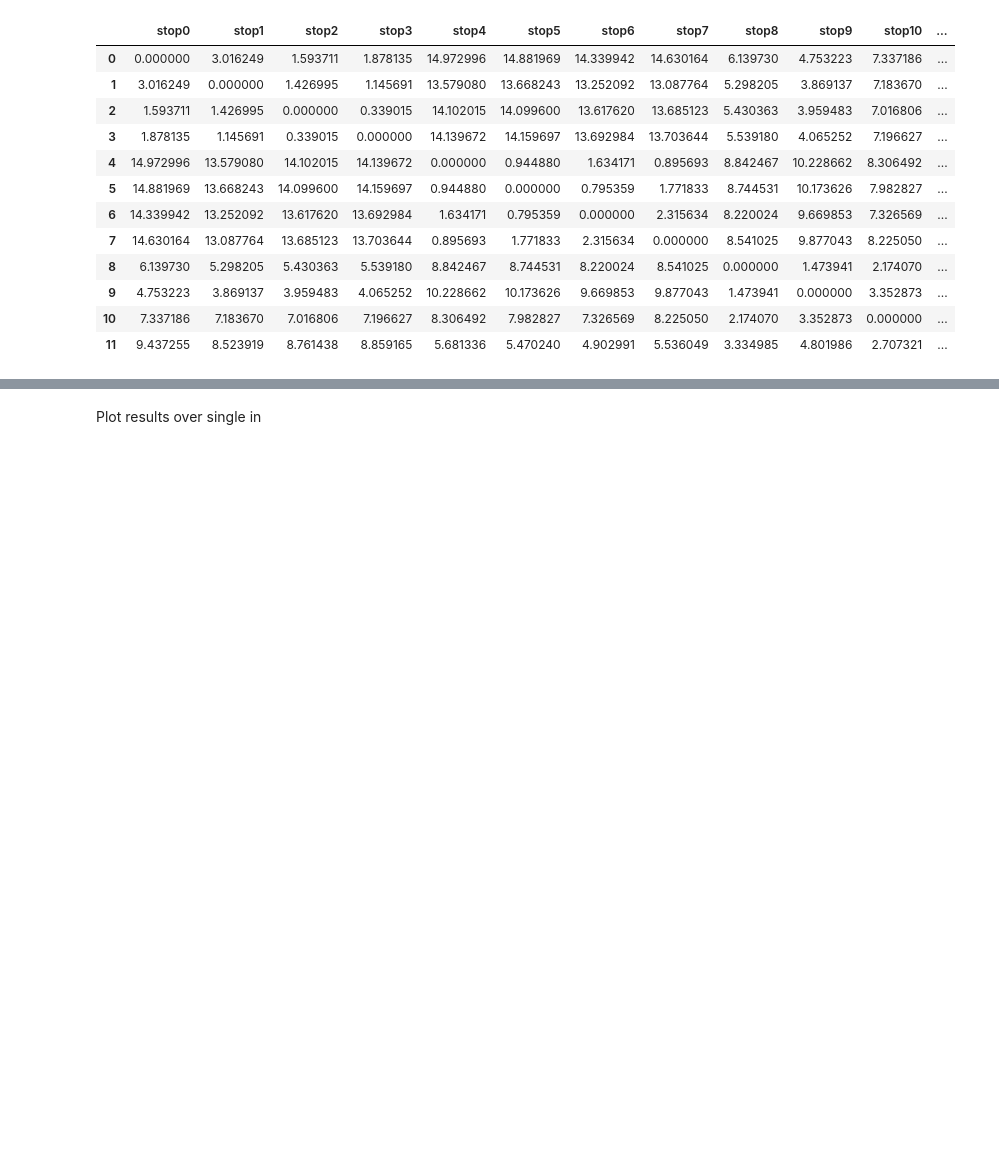
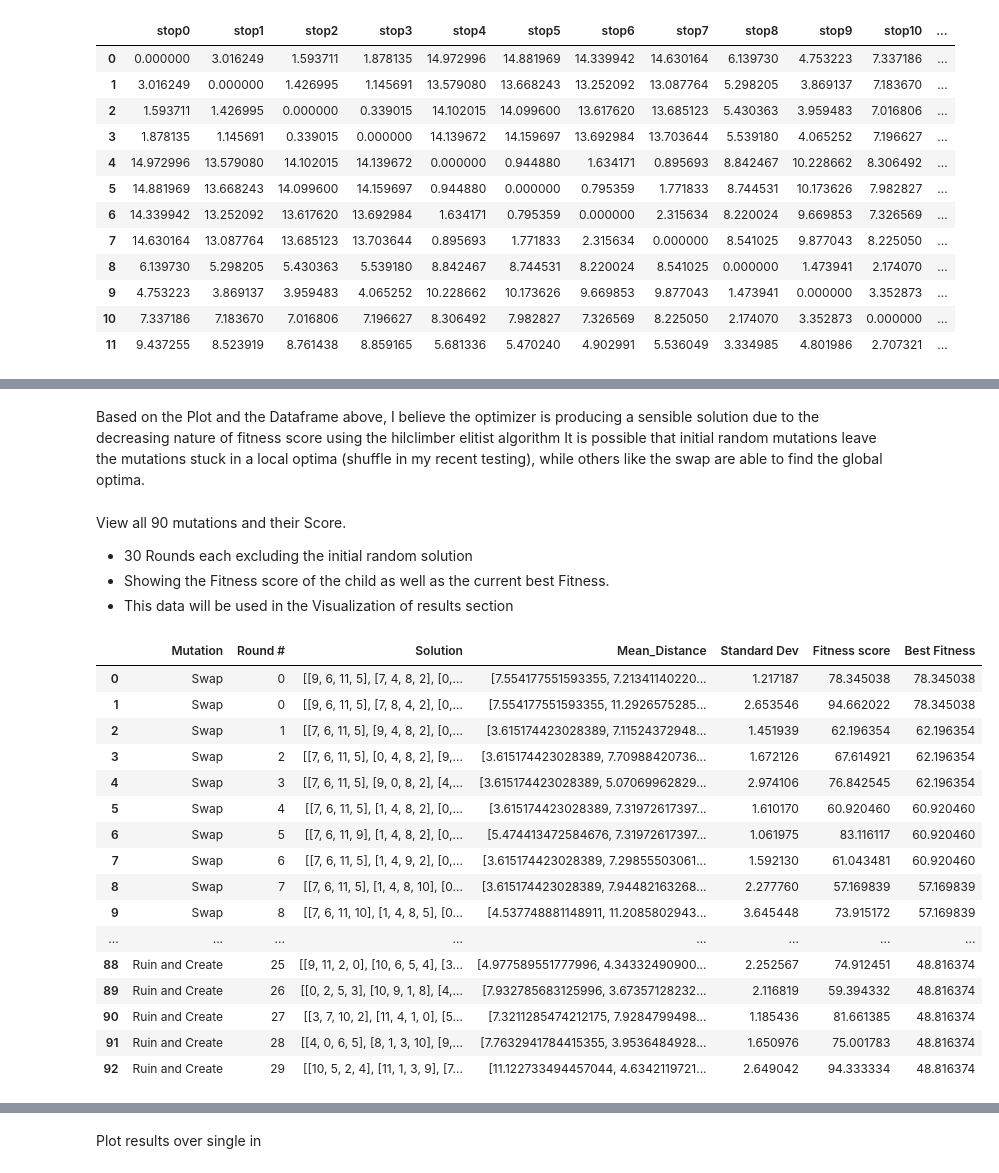
Before and after one commit to ricky11/COMP2002-AI, a Jupyter notebook: 1.1 Data Prep/Assessment2-PART2-Optimisation.ipynb, the cells around one changed output, grey strips where cells are left out. Saved outputs shown, nothing was run; the diff lists cells and outputs as text; code cells hidden in the pictures; blank space fills up the shorter version.

```diff
--- a/1.1 Data Prep/Assessment2-PART2-Optimisation.ipynb
+++ b/1.1 Data Prep/Assessment2-PART2-Optimisation.ipynb
@@ -302,24 +287,13 @@ What was the best solution and best score for each operator?
 pd.set_option('display.max_rows', None)
 hc = HillClimber()
 operatorIterations = 30
-algoIterations = 5
+algoIterations = 1
 fit,best_overall,agg = hc.runHillClimber(algoIterations,operatorIterations)
-# just = pd.DataFrame(agg)
-display(agg)
-# max = max(fit[3]
-# print(max)
-# print(fit)
-column_headings = ["Mutation", "Round #", "Solution","Mean_Distance" ,"Standard Dev", "Fitness score", "Best Fitness"]
-dataframe = pd.DataFrame(fit,columns=column_headings)
-# result = dataframe.groupby("Mutation")["Fitness score"].agg(["max", "min", "mean"])
-# print(result)
-# best_overall_df = pd.DataFrame(best_overall,columns=["Mutation","Best Fitness Score", "Best Solution"])
-# title = f"Best Overall for {algoIterations} Algorithm run and {operatorIterations} mutation runs each"
-# print(title)
-# print("-" * len(title))
-# display(best_overall_df)
-# # display(best_overall_df.sort_values(by='Best Fitness Score'))
-# title = "Detailed Mutation List"
-# print(title)
-# display(dataframe)
+best_overall_df = pd.DataFrame(best_overall,columns=["Mutation","Best Fitness Score", "Best Solution"])
+title = f"Best Overall for {algoIterations} Algorithm run and {operatorIterations} mutation runs each"
+print(title)
+print("-" * len(title))
+sorted = best_overall_df.sort_values(by='Best Fitness Score')
+display(sorted)
+print(f"{sorted.iloc[0]['Mutation']} was the best operator with a score of {sorted.iloc[0]['Best Fitness Score']}")
 # %% [output]
@@ -355,0 +330,29 @@ print(fit)
+# %% [markdown]
+Based on the Plot and the Dataframe above, I believe the optimizer is producing a sensible solution due to the decreasing nature of fitness score using the hilclimber elitist algorithm  It is possible that initial random mutations leave the mutations stuck in a local optima (shuffle in my recent testing), while others like the swap are able to find the global optima.
+# %% [markdown]
+View all 90 mutations and their Score.
+- 30 Rounds each excluding the initial random solution
+- Showing the Fitness score of the child as well as the current best Fitness.
+- This data will be used in the Visualization of results section
+# %%
+column_headings = ["Mutation", "Round #", "Solution","Mean_Distance" ,"Standard Dev", "Fitness score", "Best Fitness"]
+dataframe = pd.DataFrame(fit,columns=column_headings)
+dataframe
+# %% [output]
+|  | Mutation | Round # | Solution | Mean_Distance | Standard Dev | Fitness score | Best Fitness |
+| 0 | Swap | 0 | [[9, 6, 11, 5], [7, 4, 8, 2], [0,... | [7.554177551593355, 7.21341140220... | 1.217187 | 78.345038 | 78.345038 |
+| 1 | Swap | 0 | [[9, 6, 11, 5], [7, 8, 4, 2], [0,... | [7.554177551593355, 11.2926575285... | 2.653546 | 94.662022 | 78.345038 |
+| 2 | Swap | 1 | [[7, 6, 11, 5], [9, 4, 8, 2], [0,... | [3.615174423028389, 7.11524372948... | 1.451939 | 62.196354 | 62.196354 |
+| 3 | Swap | 2 | [[7, 6, 11, 5], [0, 4, 8, 2], [9,... | [3.615174423028389, 7.70988420736... | 1.672126 | 67.614921 | 62.196354 |
+| 4 | Swap | 3 | [[7, 6, 11, 5], [9, 0, 8, 2], [4,... | [3.615174423028389, 5.07069962829... | 2.974106 | 76.842545 | 62.196354 |
+| 5 | Swap | 4 | [[7, 6, 11, 5], [1, 4, 8, 2], [0,... | [3.615174423028389, 7.31972617397... | 1.610170 | 60.920460 | 60.920460 |
+| 6 | Swap | 5 | [[7, 6, 11, 9], [1, 4, 8, 2], [0,... | [5.474413472584676, 7.31972617397... | 1.061975 | 83.116117 | 60.920460 |
+| 7 | Swap | 6 | [[7, 6, 11, 5], [1, 4, 9, 2], [0,... | [3.615174423028389, 7.29855503061... | 1.592130 | 61.043481 | 60.920460 |
+| 8 | Swap | 7 | [[7, 6, 11, 5], [1, 4, 8, 10], [0... | [3.615174423028389, 7.94482163268... | 2.277760 | 57.169839 | 57.169839 |
+| 9 | Swap | 8 | [[7, 6, 11, 10], [1, 4, 8, 5], [0... | [4.537748881148911, 11.2085802943... | 3.645448 | 73.915172 | 57.169839 |
+| ... | ... | ... | ... | ... | ... | ... | ... |
+| 88 | Ruin and Create | 25 | [[9, 11, 2, 0], [10, 6, 5, 4], [3... | [4.977589551777996, 4.34332490900... | 2.252567 | 74.912451 | 48.816374 |
+| 89 | Ruin and Create | 26 | [[0, 2, 5, 3], [10, 9, 1, 8], [4,... | [7.932785683125996, 3.67357128232... | 2.116819 | 59.394332 | 48.816374 |
+| 90 | Ruin and Create | 27 | [[3, 7, 10, 2], [11, 4, 1, 0], [5... | [7.3211285474212175, 7.9284799498... | 1.185436 | 81.661385 | 48.816374 |
+| 91 | Ruin and Create | 28 | [[4, 0, 6, 5], [8, 1, 3, 10], [9,... | [7.7632941784415355, 3.9536484928... | 1.650976 | 75.001783 | 48.816374 |
+| 92 | Ruin and Create | 29 | [[10, 5, 2, 4], [11, 1, 3, 9], [7... | [11.122733494457044, 4.6342119721... | 2.649042 | 94.333334 | 48.816374 |
```
Also changed, not shown: parts of 30 cells of this notebook, 1 other file.
